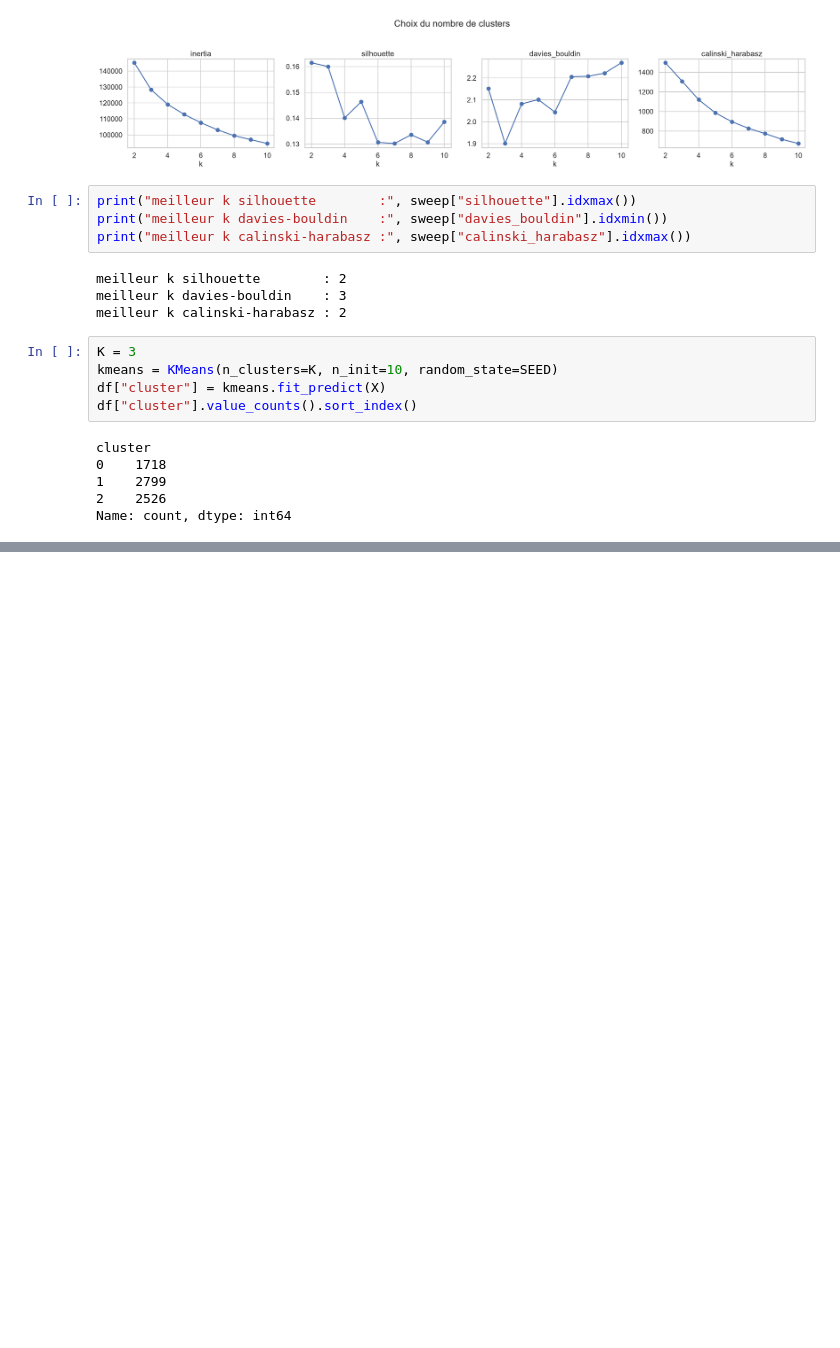
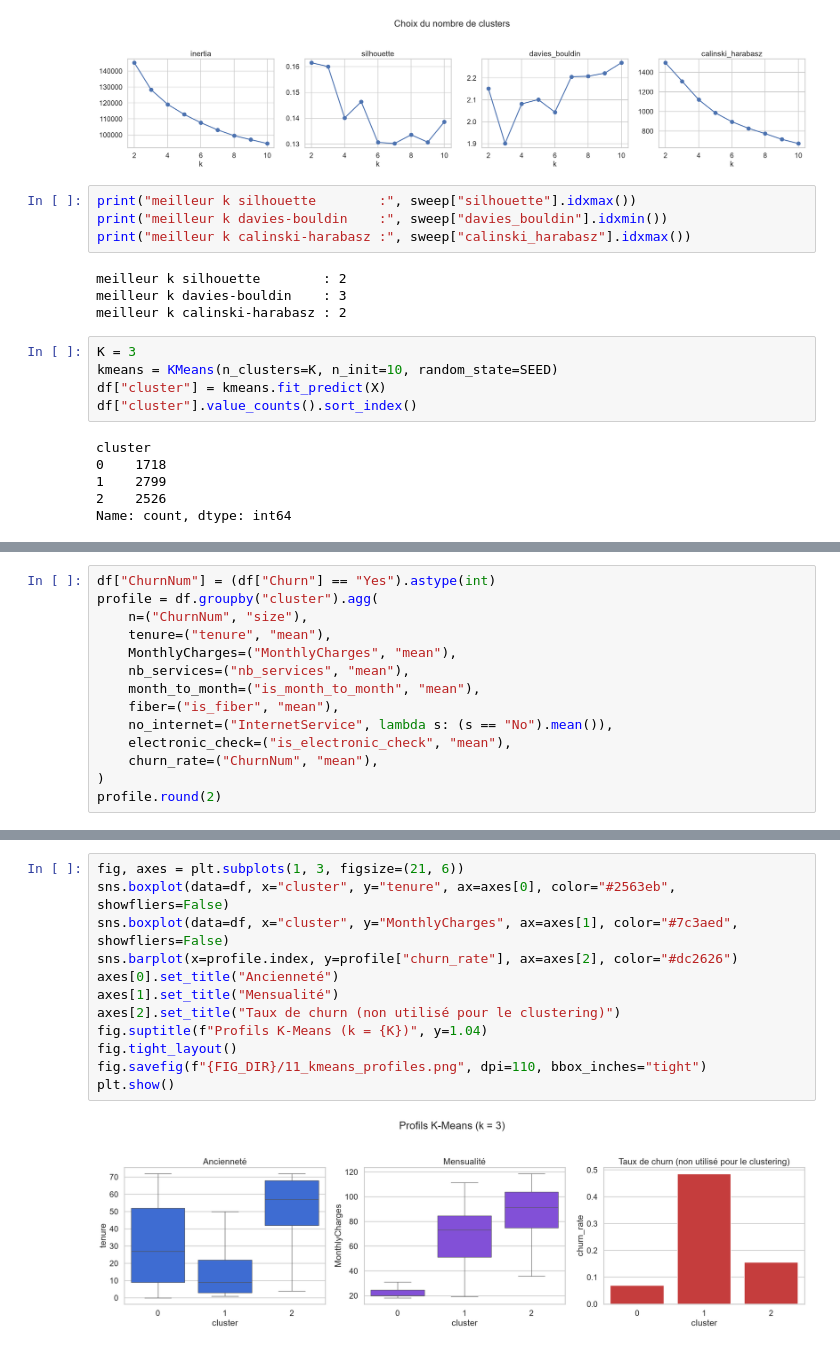
Before and after one commit to doughmi-ilyas/customer-churn-prediction, a Jupyter notebook: notebooks/02_clusters.ipynb, the cells around one changed output, grey strips where cells are left out. Cells and saved outputs as stored; diff of their text form; blank space fills up the shorter version.

Commit message:
clustering: add section "Interprétation des profils"

```diff
--- a/notebooks/02_clusters.ipynb
+++ b/notebooks/02_clusters.ipynb
@@ -114,0 +117,14 @@ Name: count, dtype: int64
+# %%
+df["ChurnNum"] = (df["Churn"] == "Yes").astype(int)
+profile = df.groupby("cluster").agg(
+    n=("ChurnNum", "size"),
+    tenure=("tenure", "mean"),
+    MonthlyCharges=("MonthlyCharges", "mean"),
+    nb_services=("nb_services", "mean"),
+    month_to_month=("is_month_to_month", "mean"),
+    fiber=("is_fiber", "mean"),
+    no_internet=("InternetService", lambda s: (s == "No").mean()),
+    electronic_check=("is_electronic_check", "mean"),
+    churn_rate=("ChurnNum", "mean"),
+)
+profile.round(2)
@@ -114,0 +137,14 @@ Name: count, dtype: int64
+# %%
+fig, axes = plt.subplots(1, 3, figsize=(21, 6))
+sns.boxplot(data=df, x="cluster", y="tenure", ax=axes[0], color="#2563eb", showfliers=False)
+sns.boxplot(data=df, x="cluster", y="MonthlyCharges", ax=axes[1], color="#7c3aed", showfliers=False)
+sns.barplot(x=profile.index, y=profile["churn_rate"], ax=axes[2], color="#dc2626")
+axes[0].set_title("Ancienneté")
+axes[1].set_title("Mensualité")
+axes[2].set_title("Taux de churn (non utilisé pour le clustering)")
+fig.suptitle(f"Profils K-Means (k = {K})", y=1.04)
+fig.tight_layout()
+fig.savefig(f"{FIG_DIR}/11_kmeans_profiles.png", dpi=110, bbox_inches="tight")
+plt.show()
+# %% [output]
+[figure, added]
```
Also changed, not shown: parts of 2 cells of this notebook, 1 other file.
